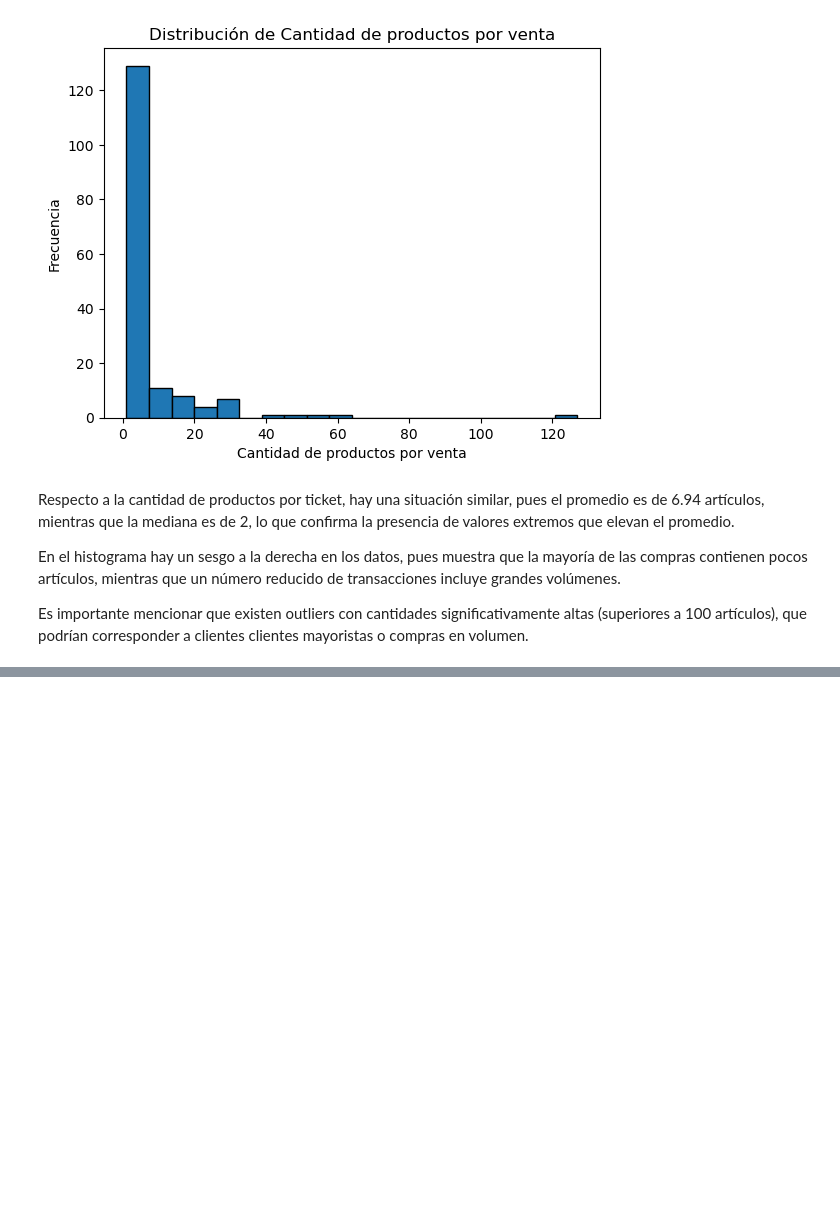
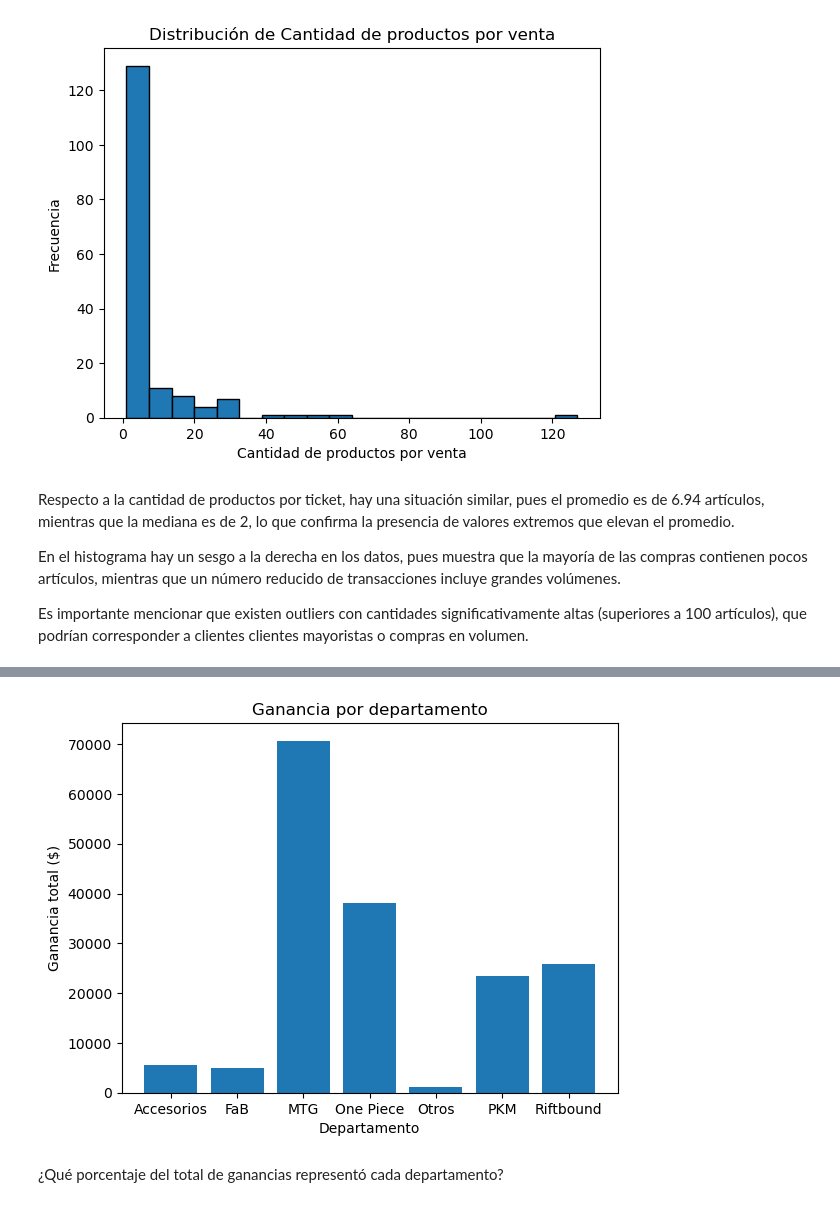
Before and after one commit to alo-argueta/An-lisis-de-venta-de-la-tienda-de-TCGs-Rapture, a Jupyter notebook: notebook.ipynb, the cells around one changed output, grey strips where cells are left out. Cells and saved outputs as stored; diff of their text form; code cells hidden in the pictures; blank space fills up the shorter version.

```diff
--- a/notebook.ipynb
+++ b/notebook.ipynb
@@ -505,0 +647,4 @@ plt.show()
+# %%
+# Agrupamos por departamento y sumamos la ganancia total:
+ganancia_por_departamento = ventas_trimestre.groupby('departamento')['ganancia_total'].sum().reset_index()
+print(ganancia_por_departamento.sort_values(by = 'ganancia_total', ascending = False))
@@ -505,0 +660,12 @@ plt.show()
+# %%
+# Realizamos un gráfico de barras para visualizar la ganancia total
+plt.figure()
+plt.bar(ganancia_por_departamento['departamento'], ganancia_por_departamento['ganancia_total'])
+plt.xlabel('Departamento')
+plt.ylabel('Ganancia total ($)')
+plt.title('Ganancia por departamento')
+plt.show()
+# %% [output]
+[figure, added]
+# %% [markdown]
+¿Qué porcentaje del total de ganancias representó cada departamento?
```
Also changed, not shown: parts of 31 cells of this notebook.
